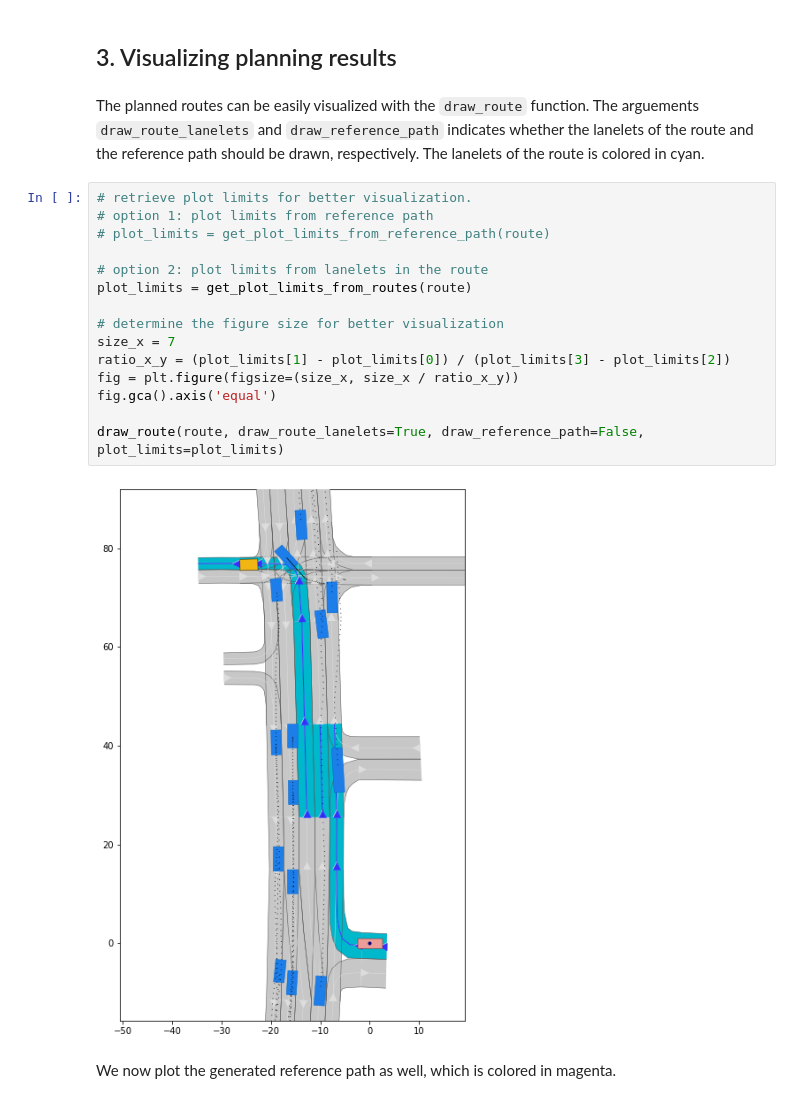
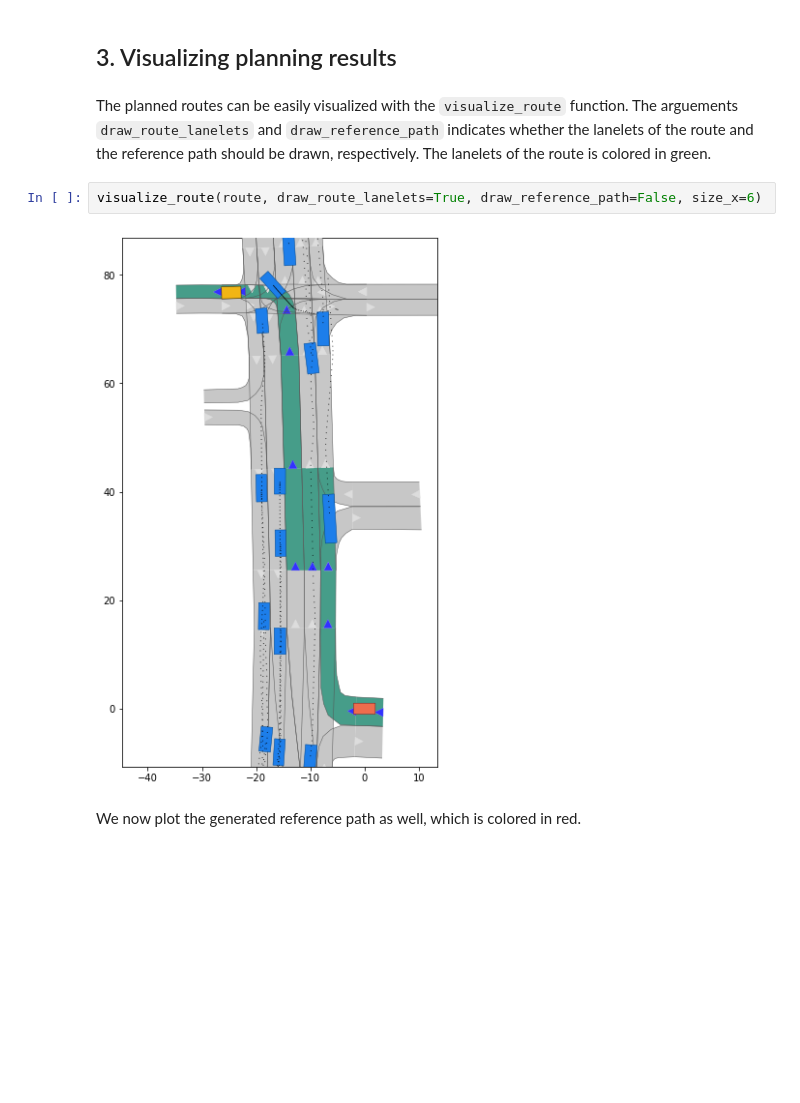
Before and after one commit to CommonRoad/commonroad-route-planner, a Jupyter notebook: tutorial/tutorial_route_planner.ipynb, the cells around one changed output. Saved outputs shown, nothing was run; the diff lists cells and outputs as text; blank space fills up the shorter version.

```diff
--- a/tutorial/tutorial_route_planner.ipynb
+++ b/tutorial/tutorial_route_planner.ipynb
@@ -115,23 +101,10 @@ Coordiantes [x, y]:
 # %% [markdown]
 ## 3. Visualizing planning results
 # %% [markdown]
-The planned routes can be easily visualized with the `draw_route` function. The arguements `draw_route_lanelets` and `draw_reference_path` indicates whether the lanelets of the route and the reference path should be drawn, respectively. The lanelets of the route is colored in cyan.
+The planned routes can be easily visualized with the `visualize_route` function. The arguements `draw_route_lanelets` and `draw_reference_path` indicates whether the lanelets of the route and the reference path should be drawn, respectively. The lanelets of the route is colored in green.
-# %%
-# retrieve plot limits for better visualization.
-# option 1: plot limits from reference path
-# plot_limits = get_plot_limits_from_reference_path(route)
-
-# option 2: plot limits from lanelets in the route
-plot_limits = get_plot_limits_from_routes(route)
-
-# determine the figure size for better visualization
-size_x = 7
-ratio_x_y = (plot_limits[1] - plot_limits[0]) / (plot_limits[3] - plot_limits[2])
-fig = plt.figure(figsize=(size_x, size_x / ratio_x_y))
-fig.gca().axis('equal')
-
-draw_route(route, draw_route_lanelets=True, draw_reference_path=False, plot_limits=plot_limits)
-# %% [output]
-[figure, removed]
+# %%
+visualize_route(route, draw_route_lanelets=True, draw_reference_path=False, size_x=6)
+# %% [output]
+[figure, added]
 # %% [markdown]
-We now plot the generated reference path as well, which is colored in magenta.
+We now plot the generated reference path as well, which is colored in red.
```
Also changed, not shown: parts of 8 cells of this notebook, 3 other files.
